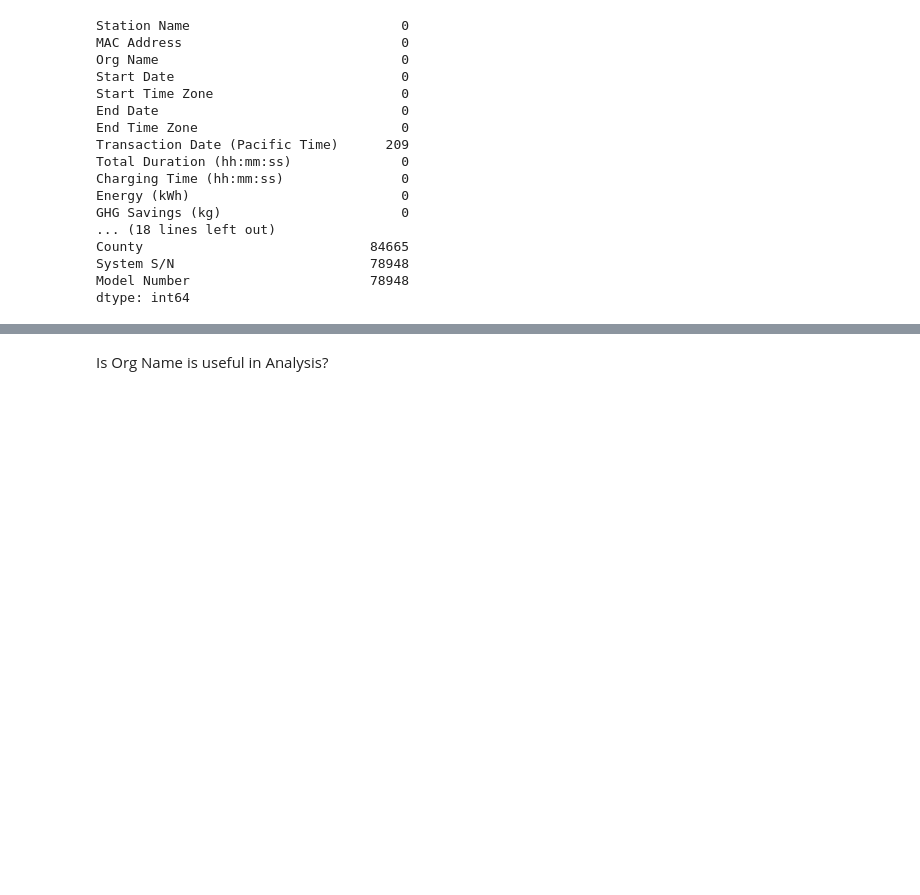
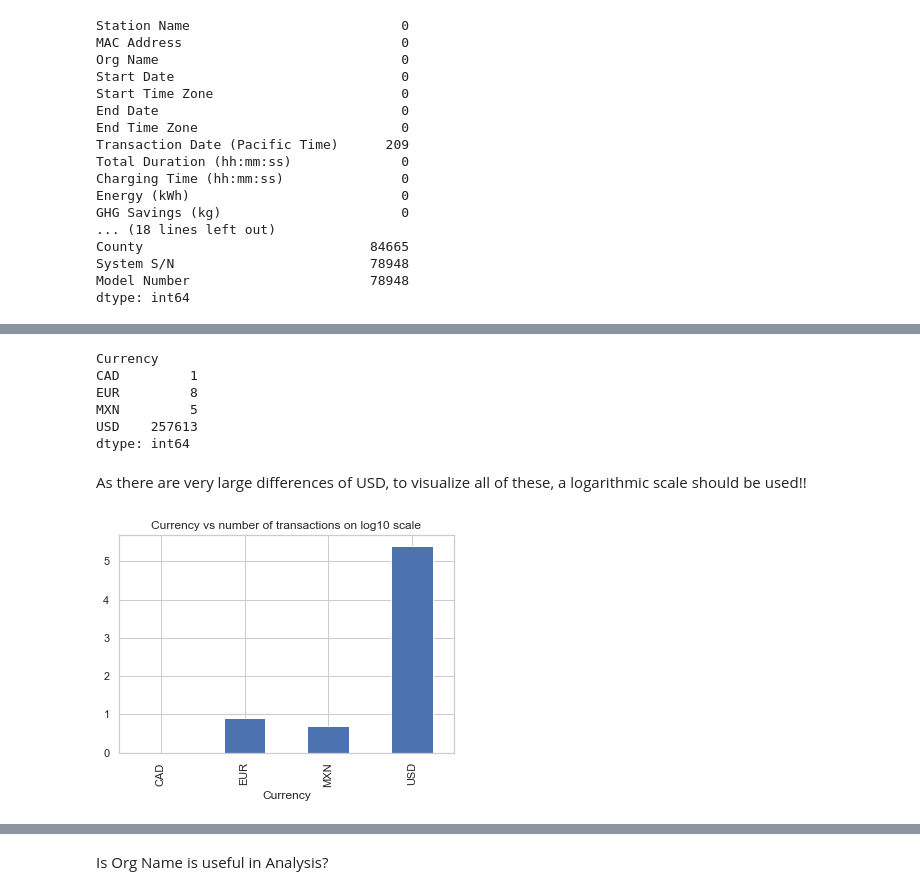
Before and after one commit to Gangaraj-eng/IT496_DataForce_CourseProject1, a Jupyter notebook: 202001107/202001107_IT496_CP1.ipynb, the cells around one changed output, grey strips where cells are left out. Saved outputs shown, nothing was run; the diff lists cells and outputs as text; code cells hidden in the pictures; blank space fills up the shorter version.

```diff
--- a/202001107/202001107_IT496_CP1.ipynb
+++ b/202001107/202001107_IT496_CP1.ipynb
@@ -167,0 +191,17 @@ dtype: int64
+# %%
+Data.groupby('Currency').size()
+# %% [output]
+Currency
+CAD         1
+EUR         8
+MXN         5
+USD    257613
+dtype: int64
+# %% [markdown]
+As there are very large differences of USD, to visualize all of these, a logarithmic scale should be used!!
+# %%
+Data.groupby('Currency').size().apply(lambda x: np.log10(x)).plot(kind='bar')
+plt.title('Currency vs number of transactions on log10 scale')
+plt.show()
+# %% [output]
+[figure, added]
```
Also changed, not shown: parts of 36 cells of this notebook.
